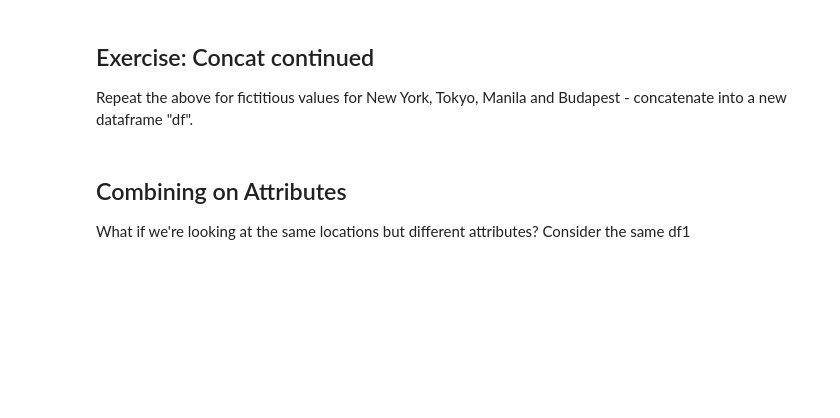
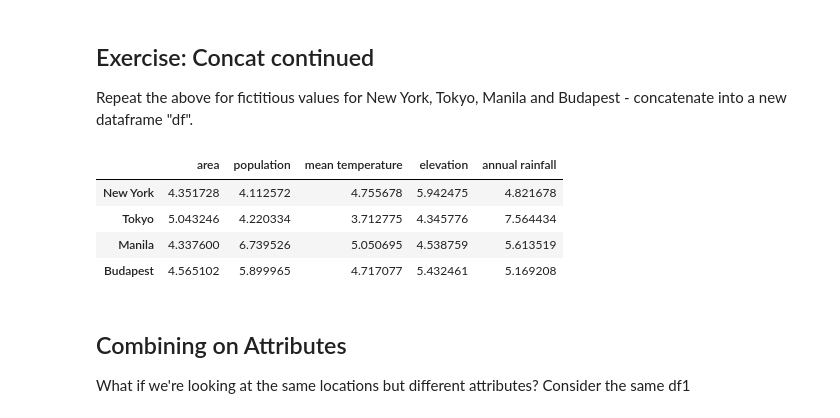
Before and after one commit to ilinashah177/QM2, a Jupyter notebook: Copy_of_Reading_Week_Merging_and_Joining_in_Python.ipynb, the cells around one changed output. Saved outputs shown, nothing was run; the diff lists cells and outputs as text; code cells hidden in the pictures; blank space fills up the shorter version.

```diff
--- a/Copy_of_Reading_Week_Merging_and_Joining_in_Python.ipynb
+++ b/Copy_of_Reading_Week_Merging_and_Joining_in_Python.ipynb
@@ -152,6 +152,18 @@ df3
 ## Exercise: Concat continued
 
 Repeat the above for fictitious values for New York, Tokyo, Manila and Budapest - concatenate into a new dataframe "df".
+# %%
+df = pd.DataFrame(5+np.random.randn(4, 5))
+df.columns = ['area','population','mean temperature','elevation','annual rainfall']
+df.index = ['New York', 'Tokyo', 'Manila', 'Budapest']
+
+df
+# %% [output]
+|  | area | population | mean temperature | elevation | annual rainfall |
+| New York | 4.351728 | 4.112572 | 4.755678 | 5.942475 | 4.821678 |
+| Tokyo | 5.043246 | 4.220334 | 3.712775 | 4.345776 | 7.564434 |
+| Manila | 4.337600 | 6.739526 | 5.050695 | 4.538759 | 5.613519 |
+| Budapest | 4.565102 | 5.899965 | 4.717077 | 5.432461 | 5.169208 |
 # %% [markdown]
 ## Combining on Attributes
 
```
Also changed, not shown: parts of 14 cells of this notebook.
